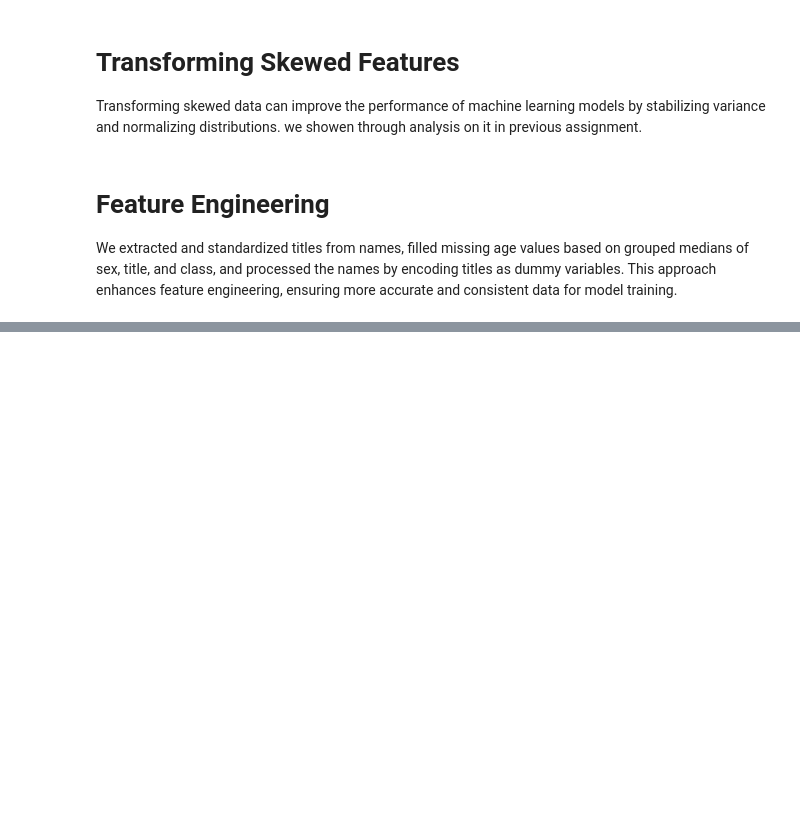
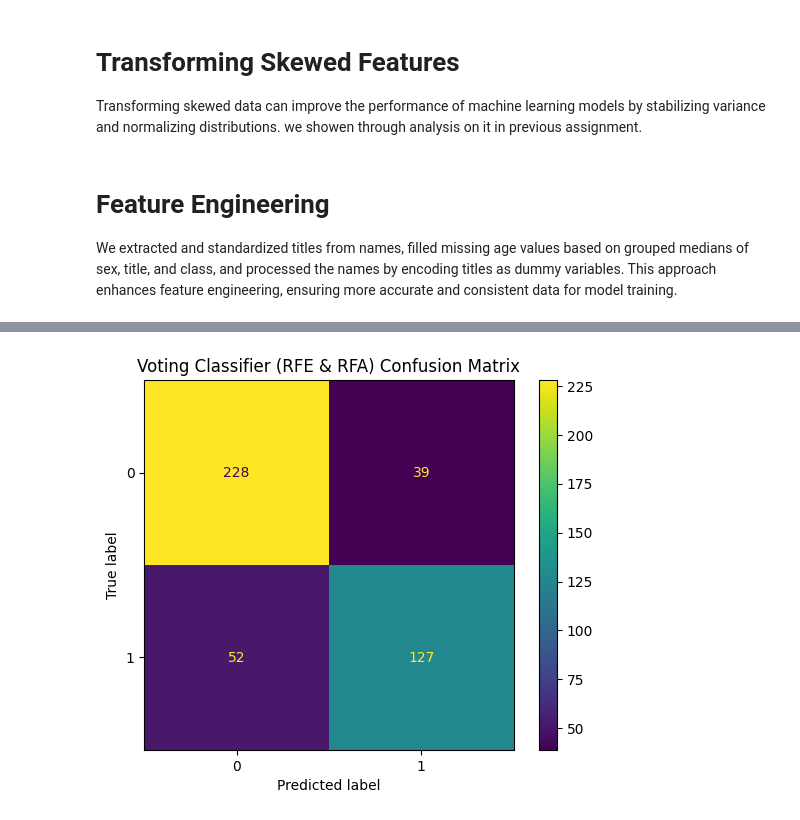
Before and after one commit to ShovalBenjer/Power_Transform_Box-Cox_Supervised_ML, a Jupyter notebook: Machine_learning_project_phase_3.ipynb, the cells around one changed output, grey strips where cells are left out. Drawn from its saved outputs; the diff is of its cells as text; code cells hidden in the pictures; blank space fills up the shorter version.

```diff
--- a/Machine_learning_project_phase_3.ipynb
+++ b/Machine_learning_project_phase_3.ipynb
@@ -1040,0 +698,94 @@ test_data = process_names(test_data)
+# %%
+# Define the objective function for Optuna
+def objective(trial, model_name, model):
+    # Define hyperparameter search space for each model
+    if model_name == 'KNN':
+        n_neighbors = trial.suggest_int('n_neighbors', 3, 15)
+        model.set_params(n_neighbors=n_neighbors)
+    elif model_name == 'LDA':
+        solver = trial.suggest_categorical('solver', ['svd', 'lsqr', 'eigen'])
+        if solver == 'svd':
+            shrinkage = None  # shrinkage is not supported with 'svd' solver
+        else:
+            shrinkage = trial.suggest_categorical('shrinkage', [None, 'auto'])
+        model.set_params(shrinkage=shrinkage, solver=solver)
+    elif model_name == 'QDA':
+        reg_param = trial.suggest_float('reg_param', 0.0, 1.0)
+        model.set_params(reg_param=reg_param)
+
+    # Define pipeline with feature selection and the model
+    pipeline = Pipeline([
+        ('scaler', StandardScaler()),
+        (model_name, model)
+    ])
+
+    kf = KFold(n_splits=5, shuffle=True, random_state=42)
+    scores = cross_val_score(pipeline, X_train_rfe, y_train, cv=kf, scoring='accuracy')
+
+    return np.mean(scores)
+
+# Optimize hyperparameters for each model using Optuna
+best_models_rfe = {}
+best_models_rfa = {}
+for model_name, model in models.items():
+    study = optuna.create_study(direction='maximize')
+    study.optimize(lambda trial: objective(trial, model_name, model), n_trials=100)
+
+    best_params = study.best_params
+    best_models_rfe[model_name] = model.set_params(**best_params)
+    best_models_rfa[model_name] = model.set_params(**best_params)
+
+    print(f"Best parameters for {model_name}: {best_params}")
+
+# Create a Voting Classifier using the best models
+estimators_rfe = [(model_name + " (RFE)", Pipeline([
+    ('scaler', StandardScaler()),
+    (model_name, model)
+])) for model_name, model in best_models_rfe.items()]
+
+estimators_rfa = [(model_name + " (RFA)", Pipeline([
+    ('scaler', StandardScaler()),
+    (model_name, model)
+])) for model_name, model in best_models_rfa.items()]
+
+voting_clf = VotingClassifier(estimators=estimators_rfe + estimators_rfa, voting='soft')
+
+# Define the evaluate_model function with cross-validation
+def evaluate_model_with_cv(model, X_train, y_train, X_val, y_val, model_name):
+    cv_scores = cross_val_score(model, X_train, y_train, cv=10, scoring='accuracy')
+    print(f"{model_name} Cross-Validation Accuracy Scores: {cv_scores}")
+    print(f"{model_name} Cross-Validation Mean Accuracy: {np.mean(cv_scores)}")
+
+    model.fit(X_train, y_train)
+    y_pred = model.predict(X_val)
+    accuracy = accuracy_score(y_val, y_pred)
+    f1 = f1_score(y_val, y_pred)
+    precision = precision_score(y_val, y_pred)
+    roc_auc = roc_auc_score(y_val, y_pred)
+
+    print(f"{model_name} Performance:")
+    print(f"Accuracy: {accuracy}")
+    print(f"F1 Score: {f1}")
+    print(f"Precision: {precision}")
+    print(f"ROC AUC: {roc_auc}")
+
+    cm = confusion_matrix(y_val, y_pred)
+    disp = ConfusionMatrixDisplay(confusion_matrix=cm)
+    disp.plot()
+    plt.title(f'{model_name} Confusion Matrix')
+    plt.show()
+
+# Evaluate the Voting Classifier with cross-validation
+print(f"Evaluating Voting Classifier with RFE and RFA")
+evaluate_model_with_cv(voting_clf, X_train_rfe, y_train, X_val_rfe, y_val, "Voting Classifier (RFE & RFA)")
+
+# Make predictions on the test set using the Voting Classifier
+voting_clf.fit(X_train_rfe, y_train)
+final_predictions = voting_clf.predict(X_test_rfe)
+
+# Prepare submission file with original PassengerId
+submission = test_data_orig[['PassengerId']].copy()
+submission['Survived'] = final_predictions
+submission.to_csv('submission.csv', index=False)
+print('Submission file created successfully!')
+# %% [output]
@@ -1040,0 +855 @@ test_data = process_names(test_data)
+[figure, added]
```
Also changed, not shown: parts of 28 cells of this notebook.
